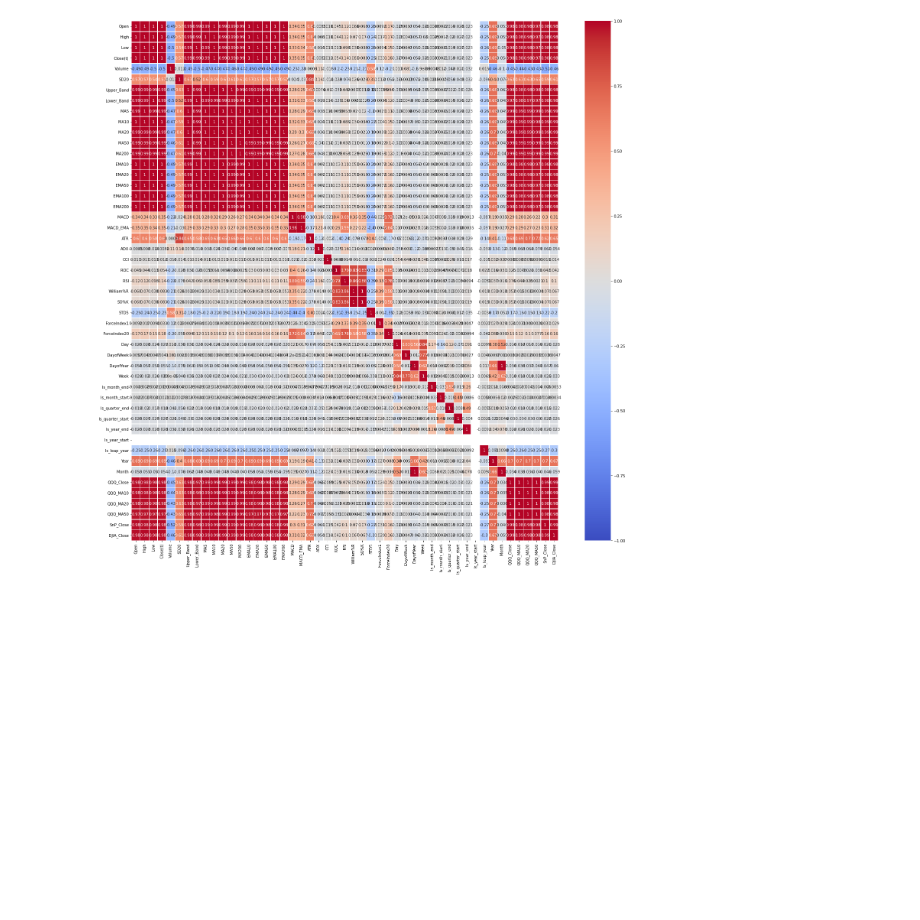
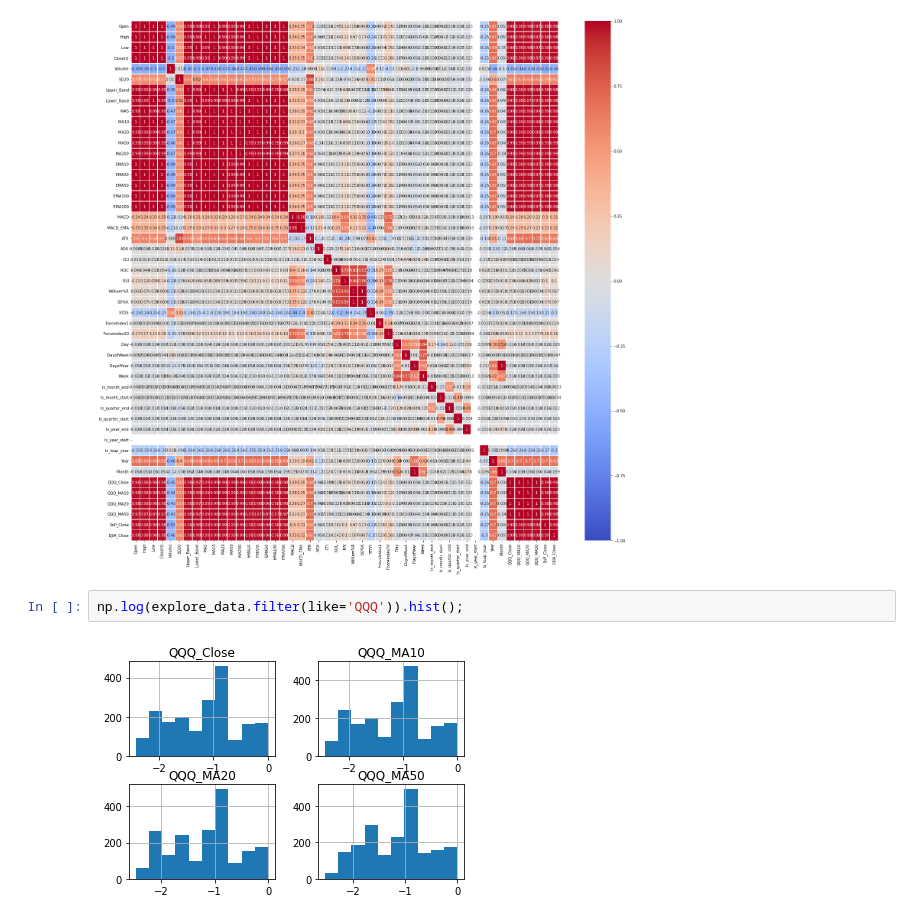
Before and after one commit to nikovacs/ML_Final_Project, a Jupyter notebook: stock_price_predictions.ipynb, the cells around one changed output. Saved outputs shown, nothing was run; the diff lists cells and outputs as text; blank space fills up the shorter version.

```diff
--- a/stock_price_predictions.ipynb
+++ b/stock_price_predictions.ipynb
@@ -260,3 +258,7 @@ sns.heatmap(explore_data.corr(), vmin=-1, vmax=1, annot=True, cmap='coolwarm', l
 # %% [output]
 <AxesSubplot:>
 [figure]
+# %%
+np.log(explore_data.filter(like='QQQ')).hist();
+# %% [output]
+[figure, added]
```
Also changed, not shown: parts of 6 cells of this notebook.
